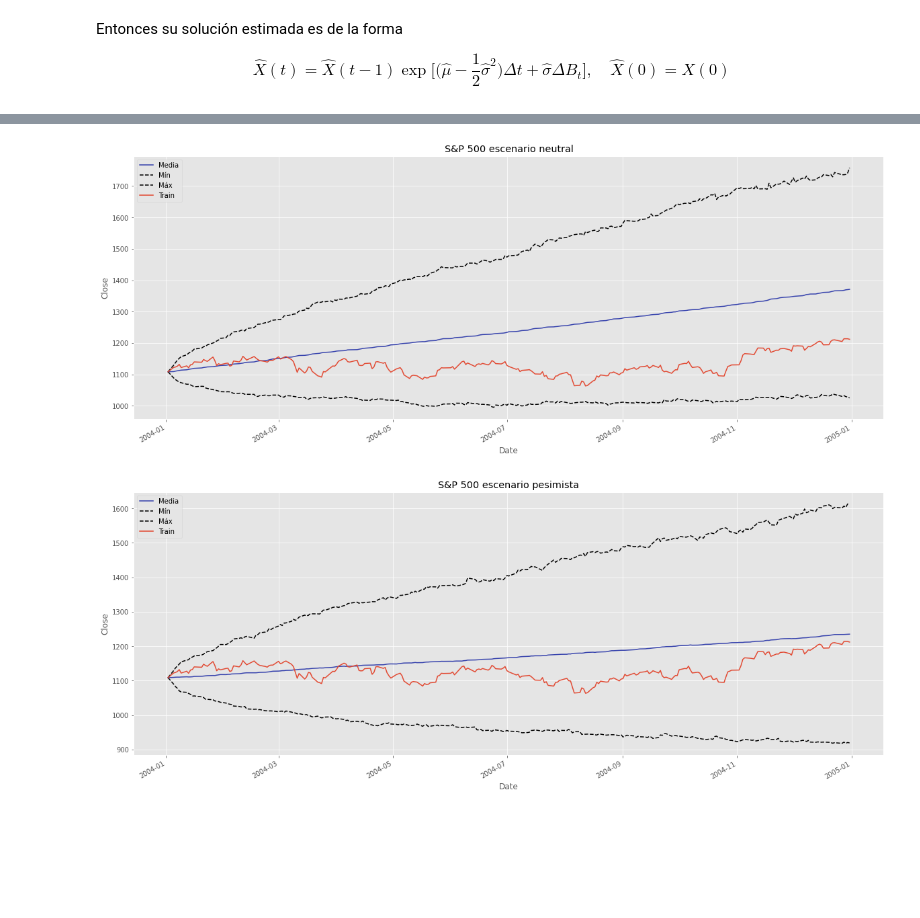
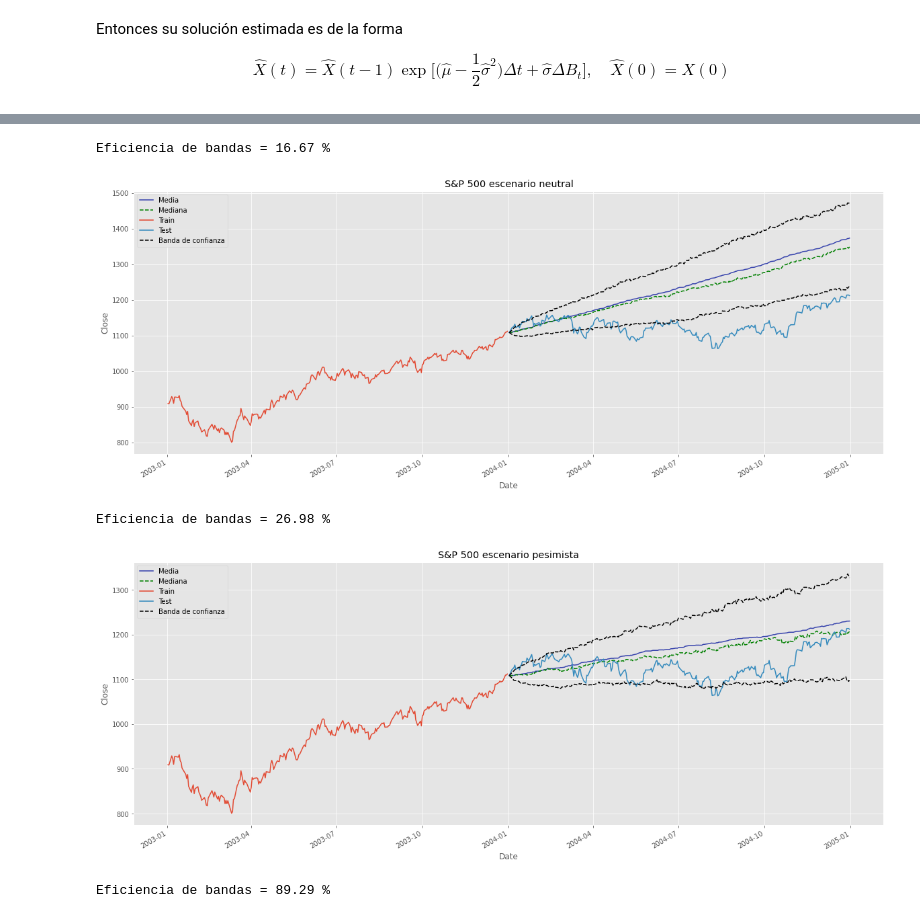
Before and after one commit to scardenol/proc_est2, a Jupyter notebook: P1.ipynb, the cells around one changed output, grey strips where cells are left out. Drawn from its saved outputs; the diff is of its cells as text; code cells hidden in the pictures; blank space fills up the shorter version.

```diff
--- a/P1.ipynb
+++ b/P1.ipynb
@@ -461,3 +465,10 @@ plt.legend(['Media','Mín','Máx', 'Train','Test']);
+# %%
+# Eficiencia de las bandas
+band_ef1 = (X_hat_lo1 <= test) & (test <= X_hat_hi1)
+band_ef1 = (band_ef1.sum()/p)*100
+print('Efectividad de bandas = ' + str(round(band_ef1, 2)) + ' %')
+# %% [output]
+Eficiencia de bandas = 16.67 %
 # %%
 # Escenario neutral
 # EDEL Homogénea
@@ -486,25 +497,36 @@ for sim in range(l): # Ciclo de simulaciones
 
 fig2 = plt.figure(figsize=(20,8))
 
-X_hat_mean = pd.Series(X_hat2.mean(axis=0).values, index=test.index)
-X_hat_mean.plot(title=name, color='#3743ad');
-X_hat_min = pd.Series(X_hat2.quantile(q=0.95, axis=0).values, index=test.index)
-X_hat_min.plot(style='--', color='black');
-X_hat_max = pd.Series(X_hat2.quantile(q=0.05, axis=0).values, index=test.index)
-X_hat_max.plot(style='--', color='black');
+X_hat_mean2 = pd.Series(X_hat2.mean(axis=0).values, index=test.index)
+X_hat_mean2.plot(color='#3743ad');
+X_hat_median2 = pd.Series(X_hat2.quantile(q=0.5, axis=0).values, index=test.index)
+X_hat_median2.plot(style='--', color='green');
 
+train.plot()
 test.plot(title= name + ' escenario neutral');
 
+# Bandas de confianza
+X_hat_hi2 = pd.Series(X_hat2.quantile(q=0.70, axis=0).values, index=test.index)
+X_hat_hi2.plot(style='--', color='black');
+X_hat_lo2 = pd.Series(X_hat2.quantile(q=0.30, axis=0).values, index=test.index)
+X_hat_lo2.plot(style='--', color='black');
+
 plt.ylabel('Close');
-
-plt.legend(['Media','Mín','Máx', 'Train','Test']);
+plt.legend(['Media', 'Mediana', 'Train','Test', 'Banda de confianza']);
 # %% [output]
-[figure, old version]
+[figure, new version]
+# %%
+# Eficiencia de las bandas
+band_ef2 = (X_hat_lo2 <= test) & (test <= X_hat_hi2)
+band_ef2 = (band_ef2.sum()/p)*100
+print('Efectividad de bandas = ' + str(round(band_ef2, 2)) + ' %')
+# %% [output]
+Eficiencia de bandas = 26.98 %
 # %%
 # Escenario pesimista
 # EDEL Homogénea
 
-l = 1000 # número de simulaciones
+l = 500 # número de simulaciones
 p = 252 # número de observaciones
 
 X_hat3 = np.zeros((l,p))
@@ -526,19 +548,30 @@ for sim in range(l): # Ciclo de simulaciones
 # %%
 # Visualizar
 
 fig3 = plt.figure(figsize=(20,8))
 
-X_hat_mean = pd.Series(X_hat3.mean(axis=0).values, index=test.index)
-X_hat_mean.plot(title=name, color='#3743ad');
-X_hat_min = pd.Series(X_hat3.quantile(q=0.95, axis=0).values, index=test.index)
-X_hat_min.plot(style='--', color='black');
-X_hat_max = pd.Series(X_hat3.quantile(q=0.05, axis=0).values, index=test.index)
-X_hat_max.plot(style='--', color='black');
+X_hat_mean3 = pd.Series(X_hat3.mean(axis=0).values, index=test.index)
+X_hat_mean3.plot(color='#3743ad');
+X_hat_median3 = pd.Series(X_hat3.quantile(q=0.5, axis=0).values, index=test.index)
+X_hat_median3.plot(style='--', color='green');
 
+train.plot()
 test.plot(title= name + ' escenario pesimista');
 
+# Bandas de confianza
+X_hat_hi3 = pd.Series(X_hat3.quantile(q=0.70, axis=0).values, index=test.index)
+X_hat_hi3.plot(style='--', color='black');
+X_hat_lo3 = pd.Series(X_hat3.quantile(q=0.30, axis=0).values, index=test.index)
+X_hat_lo3.plot(style='--', color='black');
+
 plt.ylabel('Close');
-
-plt.legend(['Media','Mín','Máx', 'Train','Test']);
+plt.legend(['Media', 'Mediana', 'Train','Test', 'Banda de confianza']);
 # %% [output]
-[figure, old version]
+[figure, new version]
+# %%
+# Eficiencia de las bandas
+band_ef3 = (X_hat_lo3 <= test) & (test <= X_hat_hi3)
+band_ef3 = (band_ef3.sum()/p)*100
+print('Efectividad de bandas = ' + str(round(band_ef3, 2)) + ' %')
+# %% [output]
+Eficiencia de bandas = 89.29 %
```
Also changed, not shown: parts of 11 cells of this notebook.
